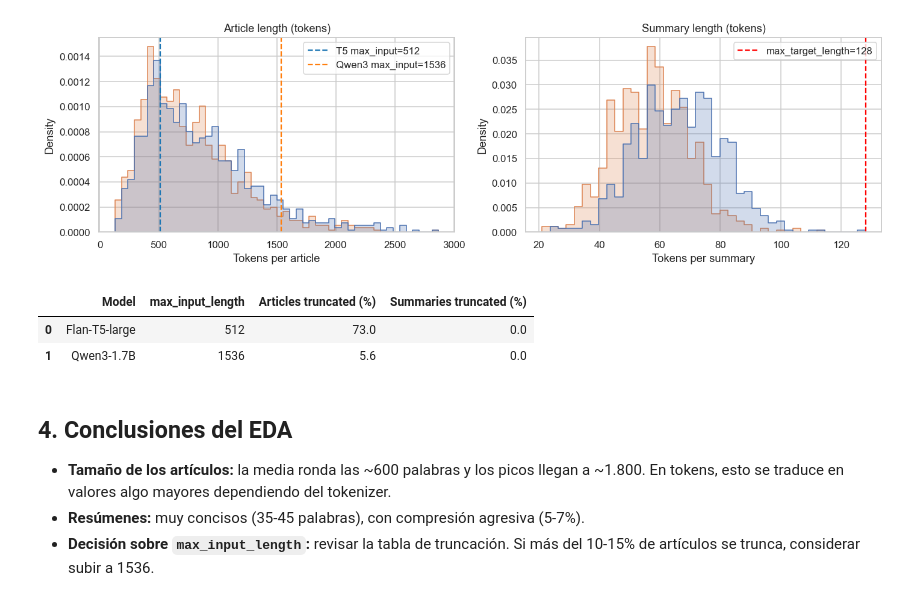
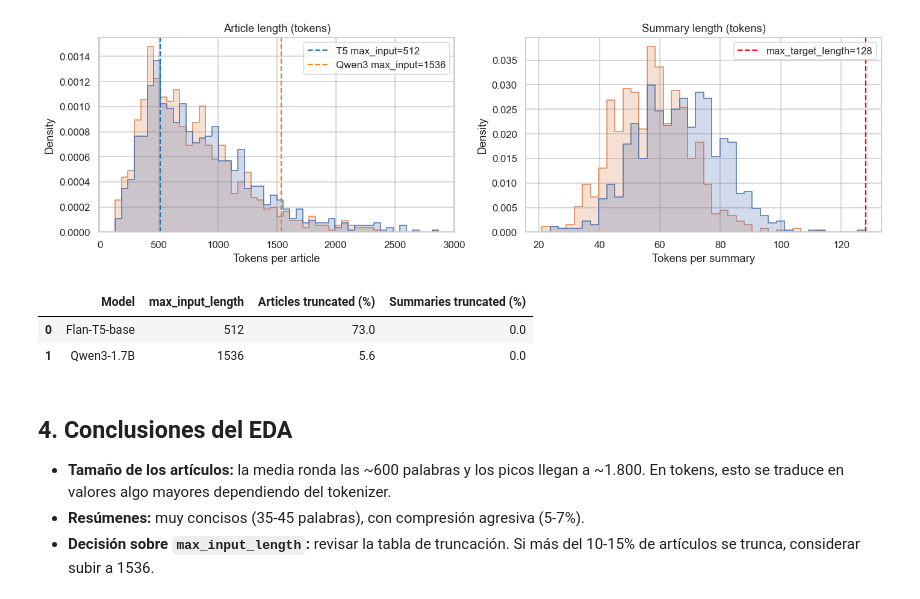
Before and after one commit to Neonhunter23/nlp-transformers-summarization, a Jupyter notebook: notebooks/01_eda.ipynb, the cells around one changed output. Saved outputs shown, nothing was run; the diff lists cells and outputs as text; code cells hidden in the pictures.

Commit message:
inicio fase 3 optimización T5 y Qwen

```diff
--- a/notebooks/01_eda.ipynb
+++ b/notebooks/01_eda.ipynb
@@ -220,25 +220,25 @@ plt.show()
 # %%
 # Truncation analysis with per-model limits
 t5_max_in = cfg["models"]["t5"]["max_input_length"]
 qwen_max_in = cfg["models"]["qwen"]["max_input_length"]
 max_target = cfg["dataset"]["max_target_length"]
 
 truncation_stats = pd.DataFrame({
-    "Model": ["Flan-T5-large", "Qwen3-1.7B"],
+    "Model": ["Flan-T5-base", "Qwen3-1.7B"],
     "max_input_length": [t5_max_in, qwen_max_in],
     "Articles truncated (%)": [
         (token_df["t5_article"] > t5_max_in).mean() * 100,
         (token_df["qwen_article"] > qwen_max_in).mean() * 100,
     ],
     "Summaries truncated (%)": [
         (token_df["t5_summary"] > max_target).mean() * 100,
         (token_df["qwen_summary"] > max_target).mean() * 100,
     ],
 })
 truncation_stats
 # %% [output]
 |  | Model | max_input_length | Articles truncated (%) | Summaries truncated (%) |
-| 0 | Flan-T5-large | 512 | 73.0 | 0.0 |
+| 0 | Flan-T5-base | 512 | 73.0 | 0.0 |
 | 1 | Qwen3-1.7B | 1536 | 5.6 | 0.0 |
 # %% [markdown]
 ## 4. Conclusiones del EDA
```
Also changed, not shown: parts of 1 cell of this notebook, 8 other files.
